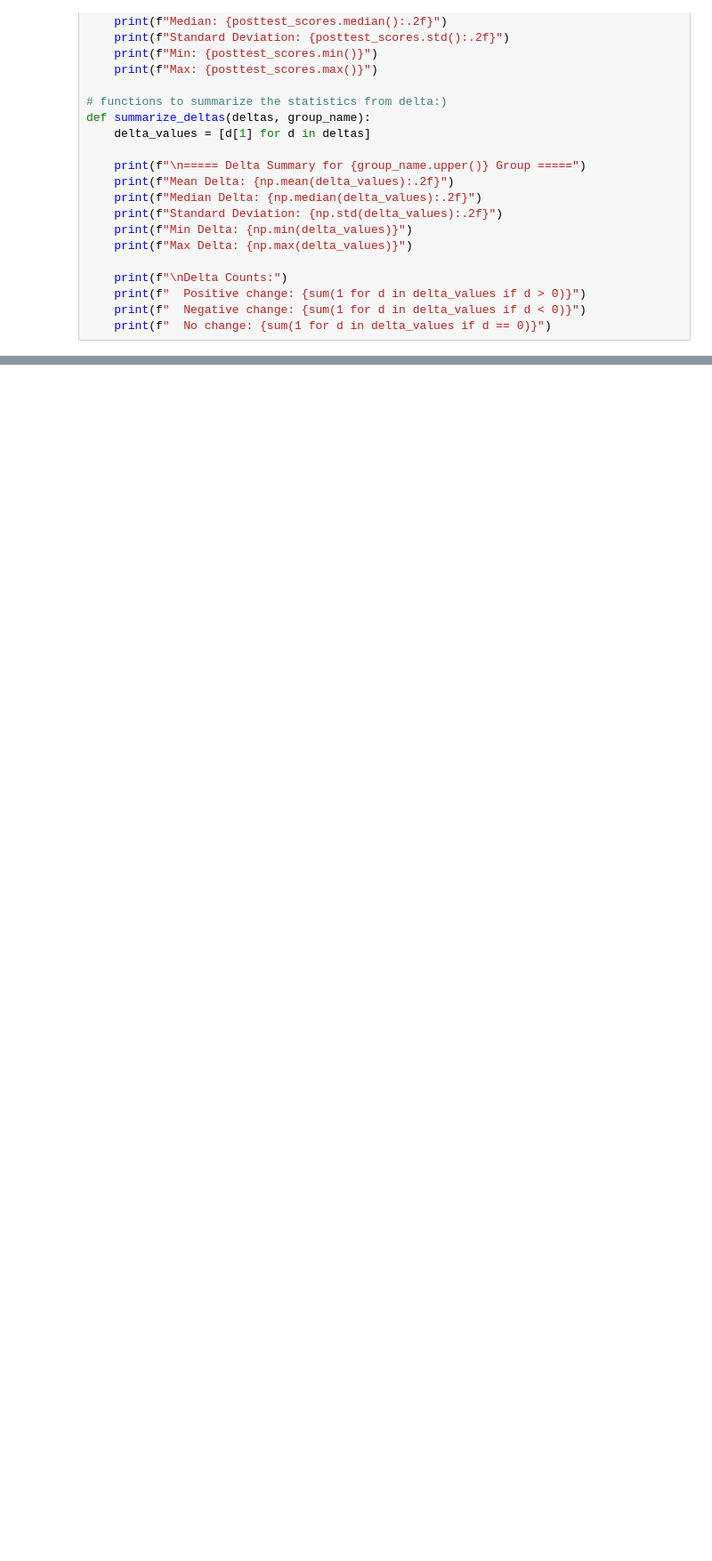
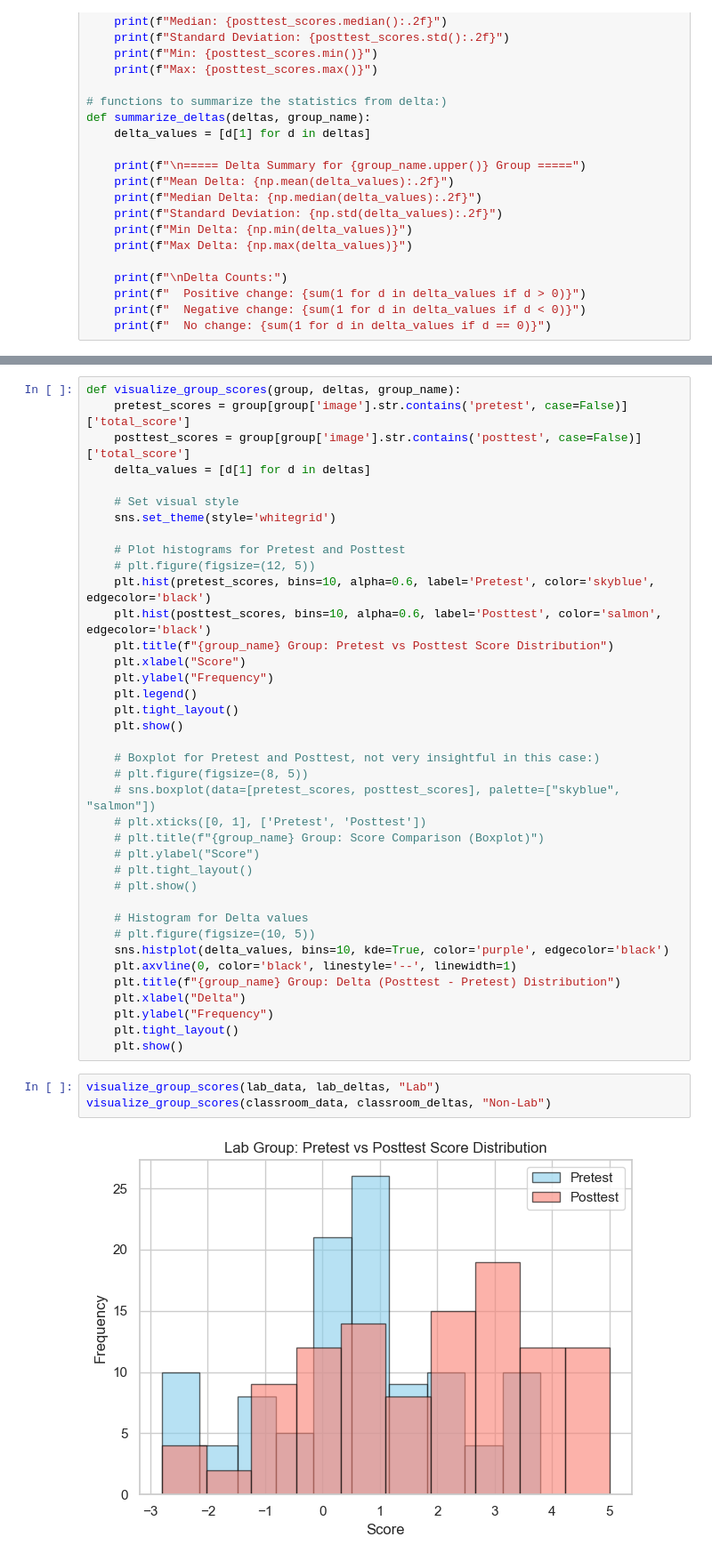
Before and after one commit to Aayushstha03/StatisticalDataAnalysis, a Jupyter notebook: Analysis/completeAnalysis.ipynb, the cells around one changed output, grey strips where cells are left out. Shown: that part at 89% size. Drawn from its saved outputs; the diff is of its cells as text; blank space fills up the shorter version.

```diff
--- a/Analysis/completeAnalysis.ipynb
+++ b/Analysis/completeAnalysis.ipynb
@@ -156,0 +202,43 @@ Delta Counts:
+# %%
+def visualize_group_scores(group, deltas, group_name):
+    pretest_scores = group[group['image'].str.contains('pretest', case=False)]['total_score']
+    posttest_scores = group[group['image'].str.contains('posttest', case=False)]['total_score']
+    delta_values = [d[1] for d in deltas]
+
+    # Set visual style
+    sns.set_theme(style='whitegrid')
+
+    # Plot histograms for Pretest and Posttest
+    # plt.figure(figsize=(12, 5))
+    plt.hist(pretest_scores, bins=10, alpha=0.6, label='Pretest', color='skyblue', edgecolor='black')
+    plt.hist(posttest_scores, bins=10, alpha=0.6, label='Posttest', color='salmon', edgecolor='black')
+    plt.title(f"{group_name} Group: Pretest vs Posttest Score Distribution")
+    plt.xlabel("Score")
+    plt.ylabel("Frequency")
+    plt.legend()
+    plt.tight_layout()
+    plt.show()
+
+    # Boxplot for Pretest and Posttest, not very insightful in this case:)
+    # plt.figure(figsize=(8, 5))
+    # sns.boxplot(data=[pretest_scores, posttest_scores], palette=["skyblue", "salmon"])
+    # plt.xticks([0, 1], ['Pretest', 'Posttest'])
+    # plt.title(f"{group_name} Group: Score Comparison (Boxplot)")
+    # plt.ylabel("Score")
+    # plt.tight_layout()
+    # plt.show()
+
+    # Histogram for Delta values
+    # plt.figure(figsize=(10, 5))
+    sns.histplot(delta_values, bins=10, kde=True, color='purple', edgecolor='black')
+    plt.axvline(0, color='black', linestyle='--', linewidth=1)
+    plt.title(f"{group_name} Group: Delta (Posttest - Pretest) Distribution")
+    plt.xlabel("Delta")
+    plt.ylabel("Frequency")
+    plt.tight_layout()
+    plt.show()
+# %%
+visualize_group_scores(lab_data, lab_deltas, "Lab")
+visualize_group_scores(classroom_data, classroom_deltas, "Non-Lab")
+# %% [output]
+[figure, added]
```
Also changed, not shown: parts of 10 cells of this notebook, 1 other file.
